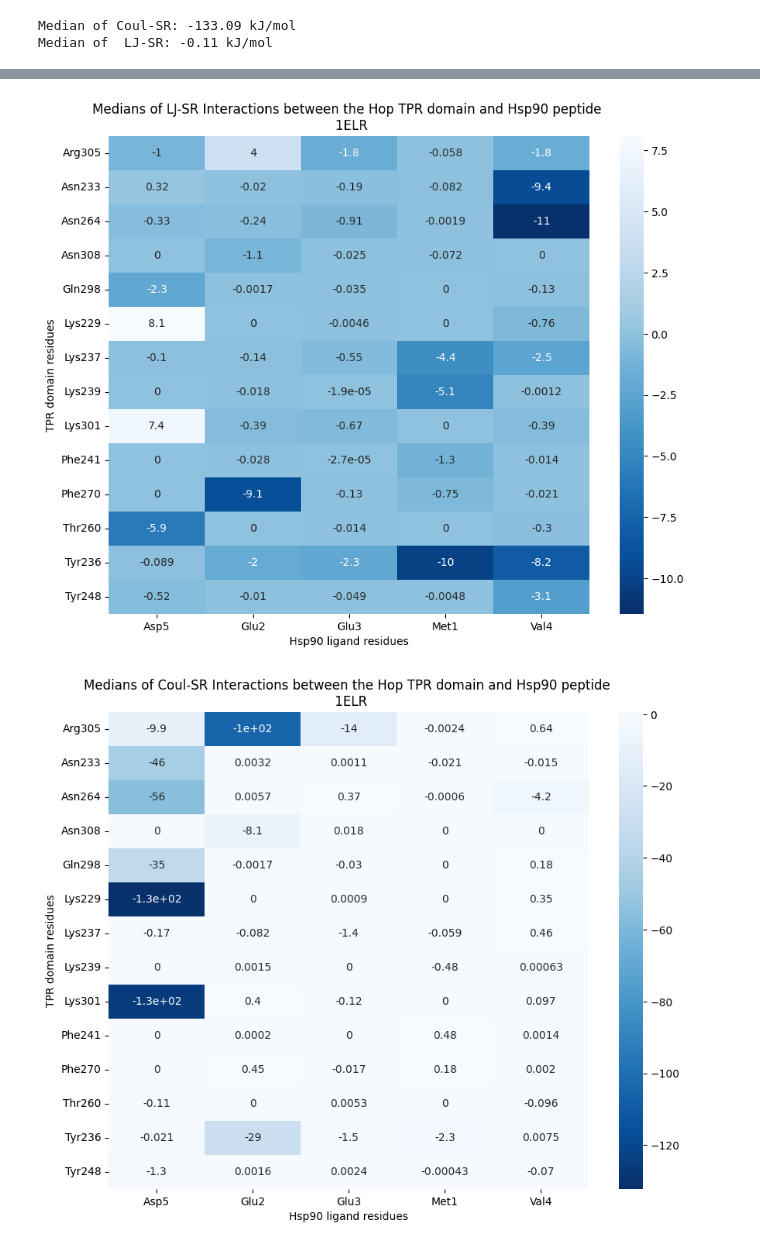
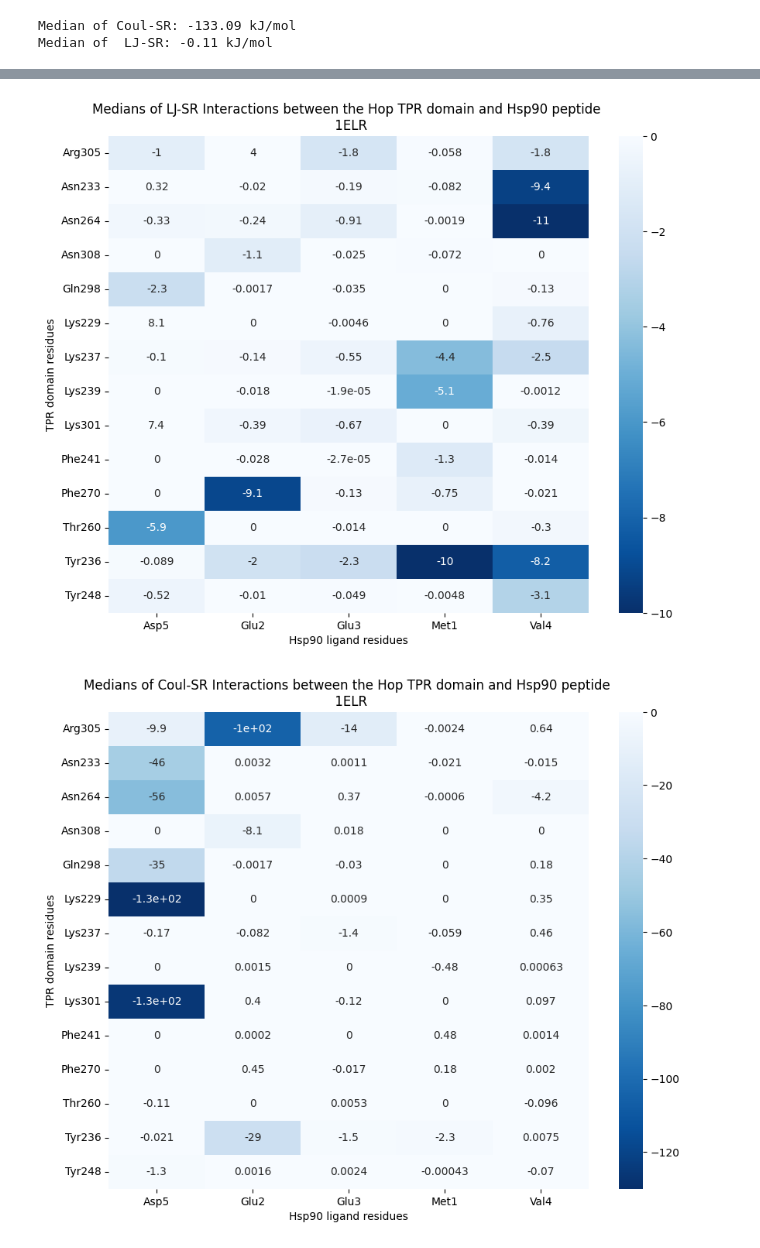
Before and after one commit to asynow02/Simulation-analysis-files-and-code---Molecular-dynamics-research-project, a Jupyter notebook: Simulation_plots_1ELR_100ns.ipynb, the cells around one changed output, grey strips where cells are left out. Cells and saved outputs as stored; diff of their text form; code cells hidden in the pictures.

```diff
--- a/Simulation_plots_1ELR_100ns.ipynb
+++ b/Simulation_plots_1ELR_100ns.ipynb
@@ -312,22 +349,3 @@ print(f'Median of  LJ-SR: {median_LJ_ARG305:.2f} kJ/mol')
 # %% [output]
 Median of Coul-SR: -133.09 kJ/mol
 Median of  LJ-SR: -0.11 kJ/mol
-# %%
-import pandas as pd
-import seaborn as sns
-
-#Another empty list is created, this time all carboxylate clamp residues and MEEVD energy data will be stored in one list, as it will be then transformed
-#into a DataFrame object, by using Pandas library
-
-carboxylate_clamp_residues_data = []
-
-with open('interaction_energy_single_residues.xvg', 'r') as f:
-    for line in f:
-        if line.startswith(('@', '#')):
-            continue
-        carboxylate_clamp_residues_data.append([float(data_point) for data_point in line.split()])
-
-#The DataFrame is created and saved, names for each column are manually created
-
-df = pd.DataFrame(carboxylate_clamp_residues_data, columns = [ 'Time', 'Coul-SR_LYS229', 'LJ-SR_LYS229', 'Coul-SR_ASN233', 'LJ-SR_ASN233',
-                                           'Coul-SR_ASN264', 'LJ-SR_ASN264', 'Coul-SR_LYS301', 'LJ-SR_LYS301',  'Coul-SR_ARG305', 'LJ-SR_ARG305'])
@@ -465,21 +418,21 @@ df_transformed_COUL = df_COUL_medians.pivot_table(index = 'Residue_1', columns =
 # %%
 #Finally, heatmaps are generated by using the heatmap function from the seaborn library. The plot sizes are
 #specified, along with the colour range, main title and the labels.
 
 plt.figure(figsize=(10, 8))
-sns.heatmap(df_transformed_LJ, annot=True, cmap = 'Blues_r')
+sns.heatmap(df_transformed_LJ, annot=True, vmin = -10, vmax = 0, cmap = 'Blues_r')
 plt.title('Medians of LJ-SR Interactions between the Hop TPR domain and Hsp90 peptide \n 1ELR')
 plt.xlabel('Hsp90 ligand residues')
 plt.ylabel('TPR domain residues')
 plt.show()
 # %% [output]
-[figure, old version]
+[figure, new version]
 # %%
 plt.figure(figsize=(10, 8))
-sns.heatmap(df_transformed_COUL, annot=True, cmap = 'Blues_r')
+sns.heatmap(df_transformed_COUL, annot=True, vmin = -130, vmax = 0, cmap = 'Blues_r')
 plt.title('Medians of Coul-SR Interactions between the Hop TPR domain and Hsp90 peptide \n 1ELR')
 plt.xlabel('Hsp90 ligand residues')
 plt.ylabel('TPR domain residues')
 plt.show()
 # %% [output]
-[figure, old version]
+[figure, new version]
```
Also changed, not shown: parts of 6 cells of this notebook, 4 other files.
